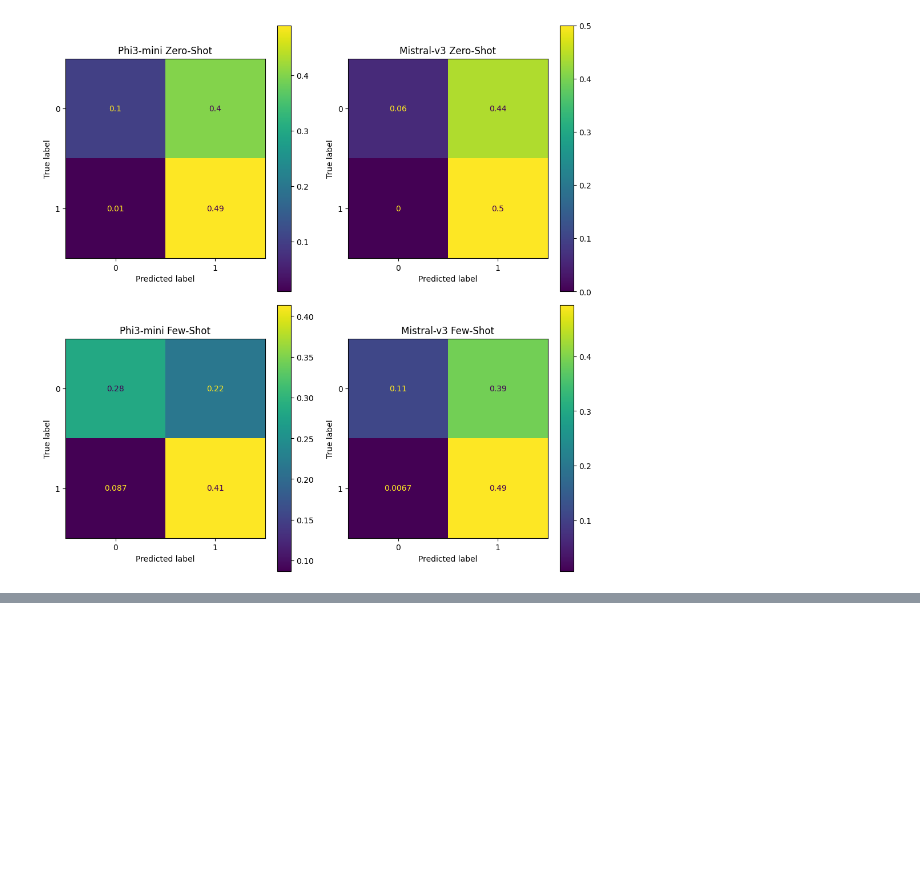
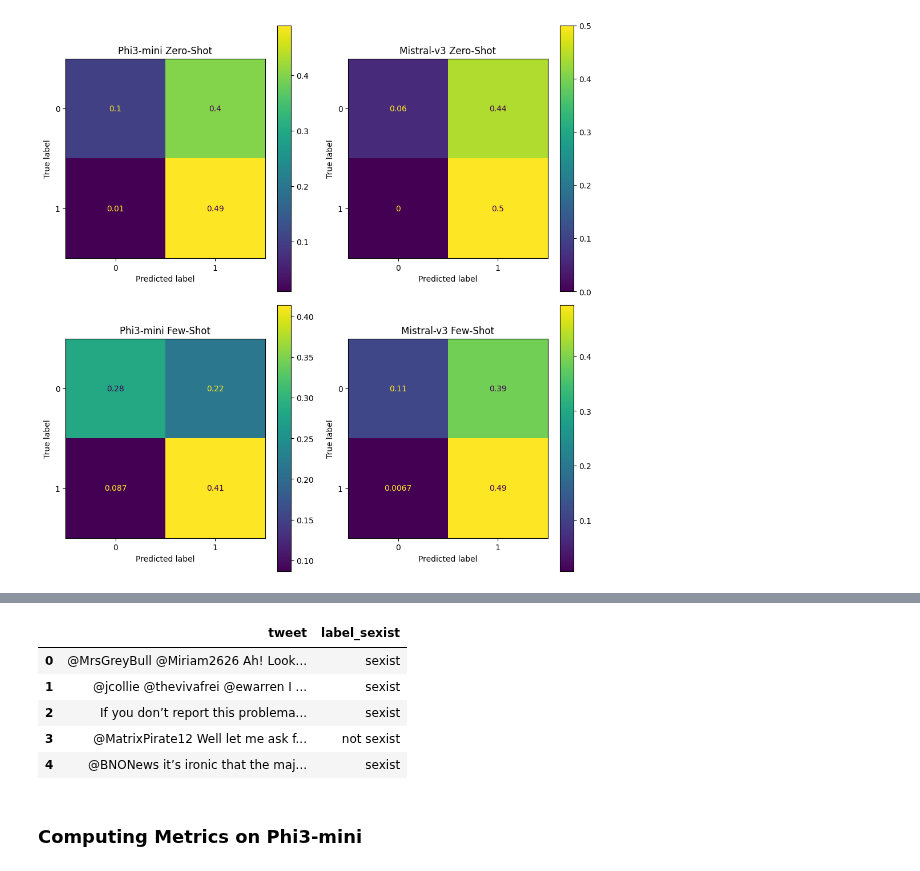
Before and after one commit to RiccardoRomeo01/NLP_Assignments, a Jupyter notebook: Assignment2/CodeA2/Assignment2.ipynb, the cells around one changed output, grey strips where cells are left out. Saved outputs shown, nothing was run; the diff lists cells and outputs as text; code cells hidden in the pictures; blank space fills up the shorter version.

```diff
--- a/Assignment2/CodeA2/Assignment2.ipynb
+++ b/Assignment2/CodeA2/Assignment2.ipynb
@@ -829,0 +928,31 @@ plot_confusion_matrices(y_true = y_true,
+# %%
+
+def balance_dataframe(df, num_of_data):
+
+    # Filtra i dati in base ai valori 0 e 1
+    class_0 = df[df['label_sexist'] == 'not sexist']
+    class_1 = df[df['label_sexist'] == 'sexist']
+
+    # Determina la quantità da campionare
+    sample_size = min(num_of_data, len(class_0), len(class_1))
+
+    # Esegui il campionamento
+    balanced_class_0 = class_0.sample(n=sample_size, random_state=42)
+    balanced_class_1 = class_1.sample(n=sample_size, random_state=42)
+
+    # Combina i due sottoinsiemi
+    balanced_df = pd.concat([balanced_class_0, balanced_class_1]).sample(frac=1, random_state=42)
+
+    return balanced_df.reset_index(drop=True)
+
+df_a1_balance=balance_dataframe(df_a1, 150)
+df_a1_balance.head()
+# %% [output]
+|  | tweet | label_sexist |
+| 0 | @MrsGreyBull @Miriam2626 Ah! Look... | sexist |
+| 1 | @jcollie @thevivafrei @ewarren I ... | sexist |
+| 2 | If you don’t report this problema... | sexist |
+| 3 | @MatrixPirate12 Well let me ask f... | not sexist |
+| 4 | @BNONews it’s ironic that the maj... | sexist |
+# %% [markdown]
+### Computing Metrics on Phi3-mini
```
Also changed, not shown: parts of 12 cells of this notebook.
